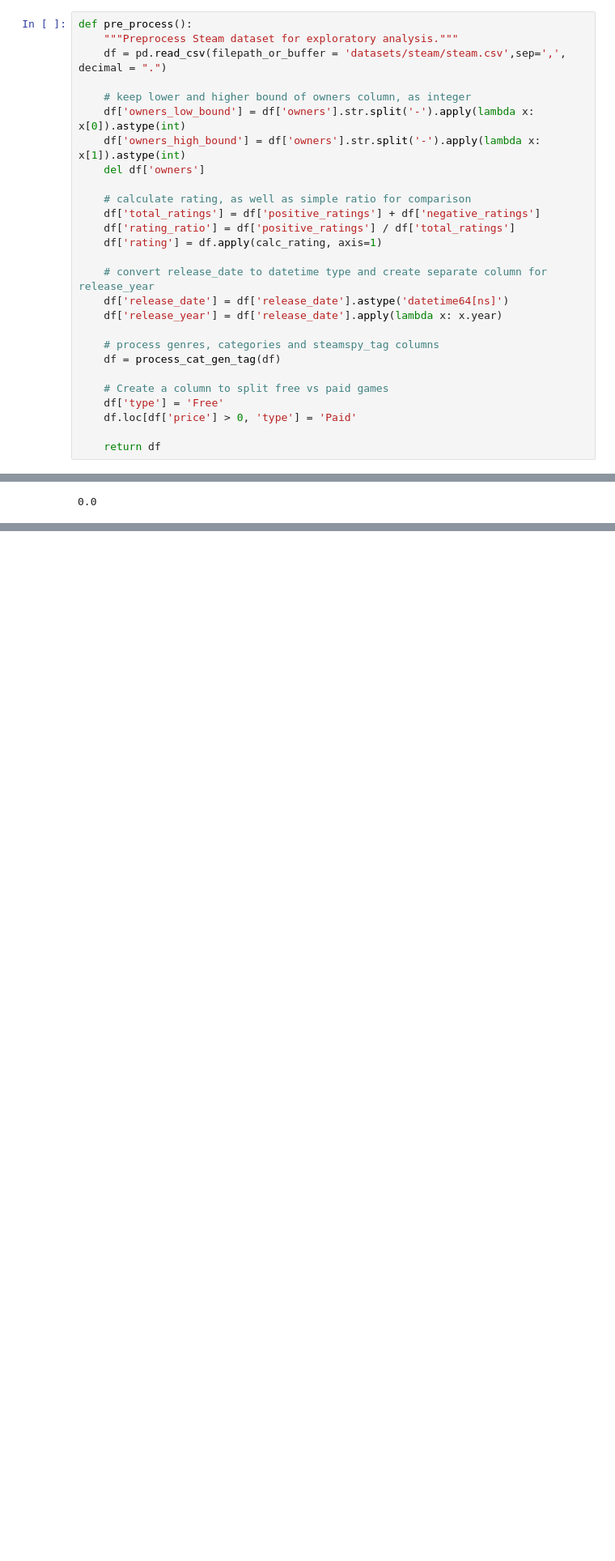
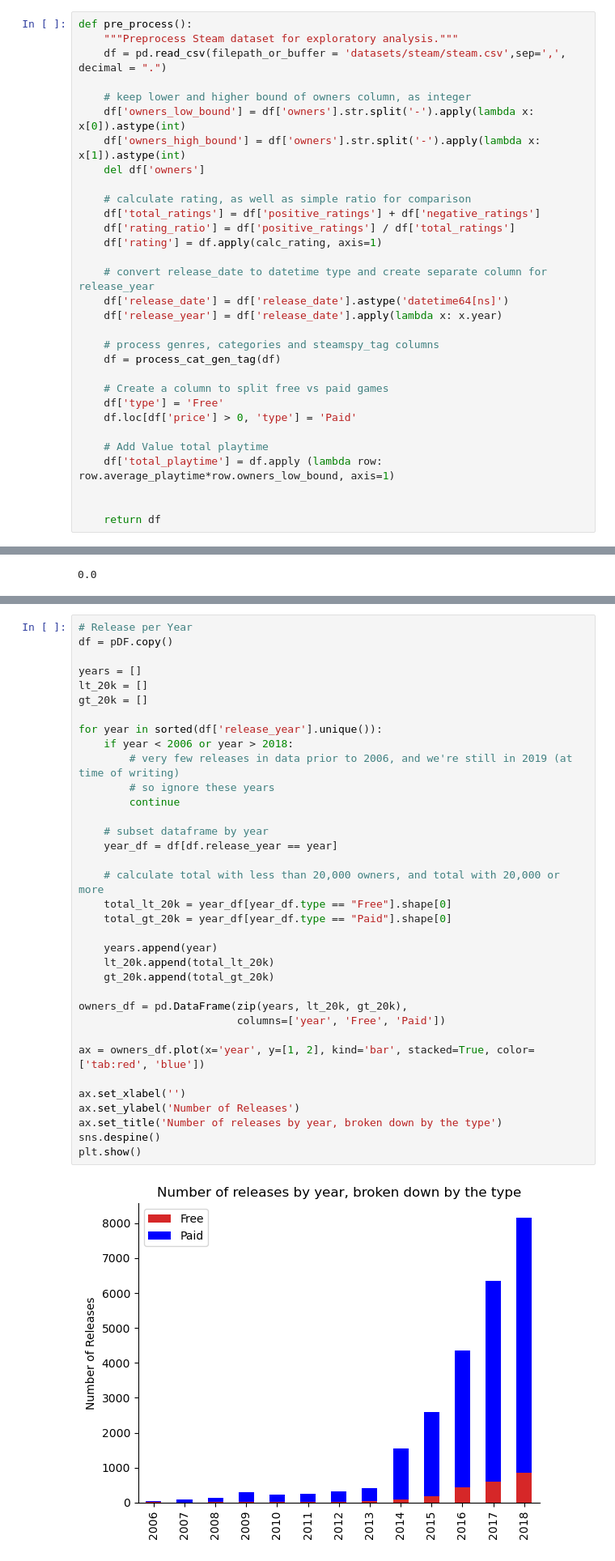
Before and after one commit to Emanum/TU_Visual_Data_Science, a Jupyter notebook: lab2/Steam-Analysis.ipynb, the cells around one changed output, grey strips where cells are left out. Shown: that part at 81% size. Cells and saved outputs as stored; diff of their text form; blank space fills up the shorter version.

```diff
--- a/lab2/Steam-Analysis.ipynb
+++ b/lab2/Steam-Analysis.ipynb
@@ -164,6 +164,10 @@ def pre_process():
     df['type'] = 'Free'
     df.loc[df['price'] > 0, 'type'] = 'Paid'
 
+    # Add Value total playtime
+    df['total_playtime'] = df.apply (lambda row: row.average_playtime*row.owners_low_bound, axis=1)
+
+
     return df
 # %%
 processedDF = pre_process()
@@ -253,0 +292,37 @@ KeyError: False
+# %%
+# Release per Year
+df = pDF.copy()
+
+years = []
+lt_20k = []
+gt_20k = []
+
+for year in sorted(df['release_year'].unique()):
+    if year < 2006 or year > 2018:
+        # very few releases in data prior to 2006, and we're still in 2019 (at time of writing)
+        # so ignore these years
+        continue
+
+    # subset dataframe by year
+    year_df = df[df.release_year == year]
+
+    # calculate total with less than 20,000 owners, and total with 20,000 or more
+    total_lt_20k = year_df[year_df.type == "Free"].shape[0]
+    total_gt_20k = year_df[year_df.type == "Paid"].shape[0]
+
+    years.append(year)
+    lt_20k.append(total_lt_20k)
+    gt_20k.append(total_gt_20k)
+
+owners_df = pd.DataFrame(zip(years, lt_20k, gt_20k),
+                         columns=['year', 'Free', 'Paid'])
+
+ax = owners_df.plot(x='year', y=[1, 2], kind='bar', stacked=True, color=['tab:red', 'blue'])
+
+ax.set_xlabel('')
+ax.set_ylabel('Number of Releases')
+ax.set_title('Number of releases by year, broken down by the type')
+sns.despine()
+plt.show()
+# %% [output]
+[figure, added]
```
Also changed, not shown: parts of 17 cells of this notebook, 1 other file.
